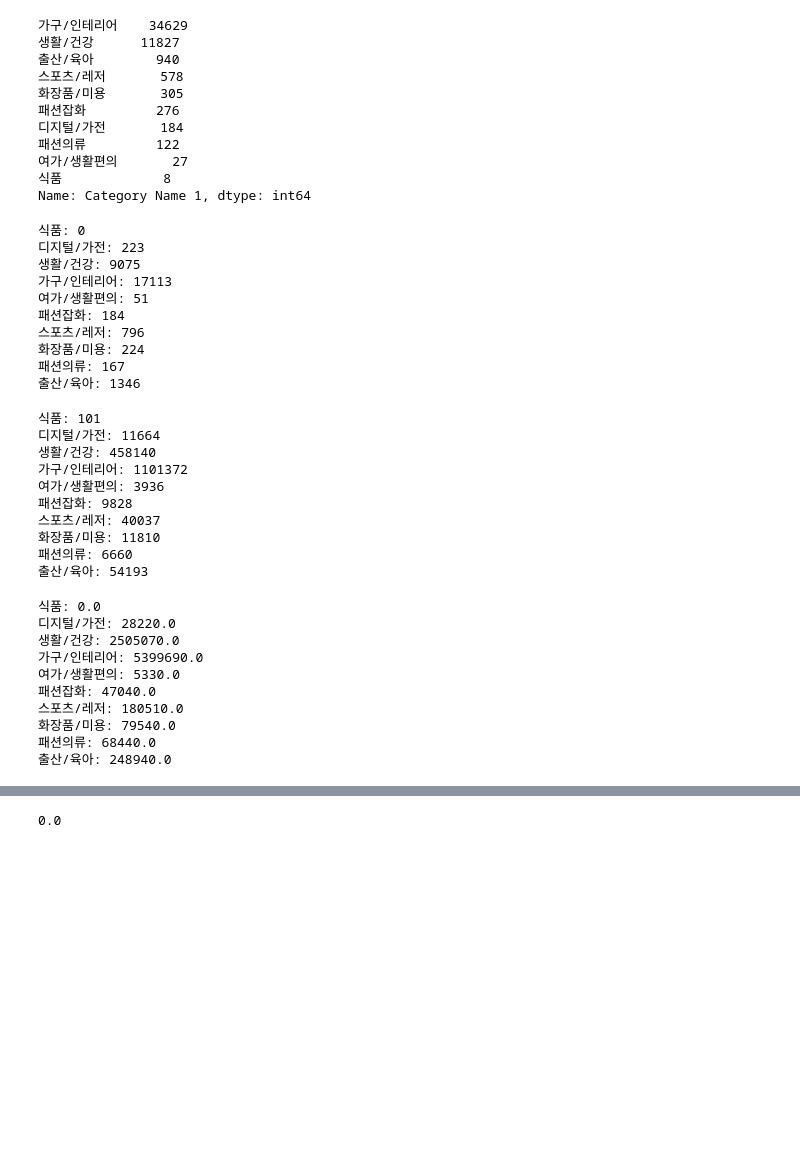
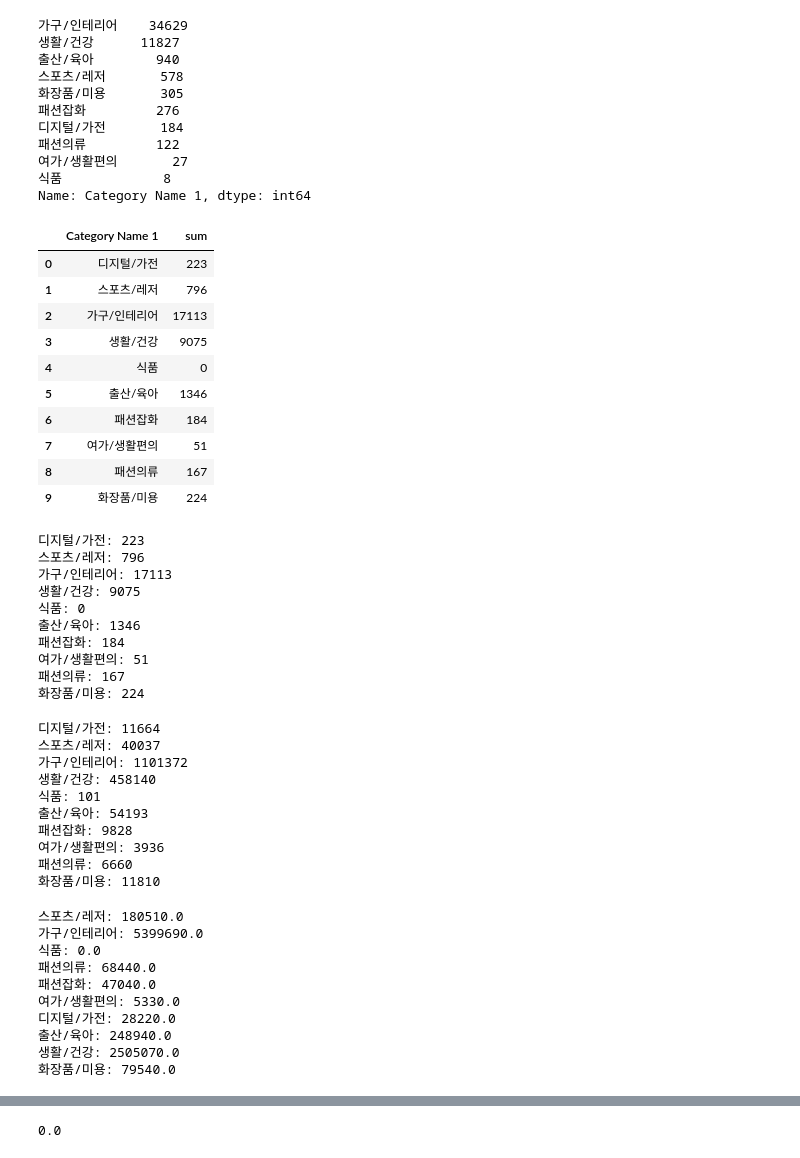
Before and after one commit to jaeseung11/A1_performance_factory_Aveners, a Jupyter notebook: shc/Untitled.ipynb, the cells around one changed output, grey strips where cells are left out. Drawn from its saved outputs; the diff is of its cells as text; code cells hidden in the pictures; blank space fills up the shorter version.

```diff
--- a/shc/Untitled.ipynb
+++ b/shc/Untitled.ipynb
@@ -64,51 +64,71 @@ idx_distinct_df['Category Name 1'].value_counts(dropna=True)
 여가/생활편의       27
 식품             8
 Name: Category Name 1, dtype: int64
+# %%
+columns = ['Category Name 1', 'sum']
+result_df = pd.DataFrame(columns=columns)
+
+for cate in categorys:
+    df = idx_distinct_df.loc[idx_distinct_df['Category Name 1'] == cate]
+    result_df = result_df.append(pd.DataFrame([[cate, df['Click'].sum()]], columns=columns), ignore_index=True)
+result_df
+# %% [output]
+|  | Category Name 1 | sum |
+| 0 | 디지털/가전 | 223 |
+| 1 | 스포츠/레저 | 796 |
+| 2 | 가구/인테리어 | 17113 |
+| 3 | 생활/건강 | 9075 |
+| 4 | 식품 | 0 |
+| 5 | 출산/육아 | 1346 |
+| 6 | 패션잡화 | 184 |
+| 7 | 여가/생활편의 | 51 |
+| 8 | 패션의류 | 167 |
+| 9 | 화장품/미용 | 224 |
 # %%
 for cate in categorys:
     df = idx_distinct_df.loc[idx_distinct_df['Category Name 1'] == cate]
     print(f"{cate}: {df['Click'].sum()}")
 # %% [output]
+디지털/가전: 223
+스포츠/레저: 796
+가구/인테리어: 17113
+생활/건강: 9075
 식품: 0
-디지털/가전: 223
-생활/건강: 9075
-가구/인테리어: 17113
+출산/육아: 1346
+패션잡화: 184
 여가/생활편의: 51
-패션잡화: 184
-스포츠/레저: 796
+패션의류: 167
 화장품/미용: 224
-패션의류: 167
-출산/육아: 1346
 # %%
 for cate in categorys:
     df = idx_distinct_df.loc[idx_distinct_df['Category Name 1'] == cate]
     print(f"{cate}: {df['Impression'].sum()}")
 # %% [output]
+디지털/가전: 11664
+스포츠/레저: 40037
+가구/인테리어: 1101372
+생활/건강: 458140
 식품: 101
-디지털/가전: 11664
-생활/건강: 458140
-가구/인테리어: 1101372
+출산/육아: 54193
+패션잡화: 9828
 여가/생활편의: 3936
-패션잡화: 9828
-스포츠/레저: 40037
+패션의류: 6660
 화장품/미용: 11810
-패션의류: 6660
-출산/육아: 54193
 # %%
 for cate in categorys:
     df = idx_distinct_df.loc[idx_distinct_df['Category Name 1'] == cate]
     print(f"{cate}: {df['Cost'].sum()}")
 # %% [output]
+스포츠/레저: 180510.0
+가구/인테리어: 5399690.0
 식품: 0.0
+패션의류: 68440.0
+패션잡화: 47040.0
+여가/생활편의: 5330.0
 디지털/가전: 28220.0
+출산/육아: 248940.0
 생활/건강: 2505070.0
-가구/인테리어: 5399690.0
-여가/생활편의: 5330.0
-패션잡화: 47040.0
-스포츠/레저: 180510.0
 화장품/미용: 79540.0
-패션의류: 68440.0
-출산/육아: 248940.0
 # %%
 for cate in categorys:
     df = idx_distinct_df.loc[idx_distinct_df['Category Name 1'] == cate]
```
Also changed, not shown: parts of 9 cells of this notebook, 1 other file.
